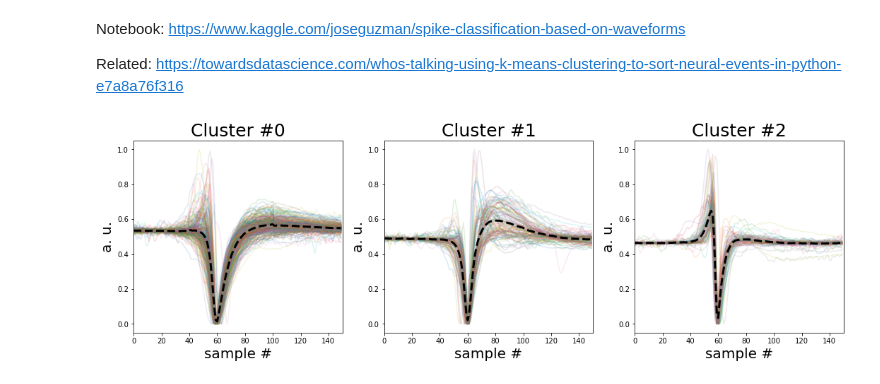
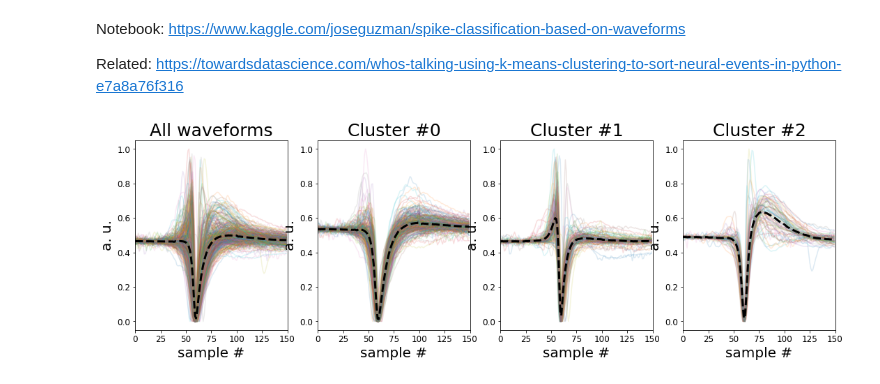
Before and after one commit to akcarsten/Non_Negative_Matrix_Factorization, a Jupyter notebook: Non_Negative_Matrix_Factorization.ipynb, the cells around one changed output. Drawn from its saved outputs; the diff is of its cells as text; code cells hidden in the pictures.

```diff
--- a/Non_Negative_Matrix_Factorization.ipynb
+++ b/Non_Negative_Matrix_Factorization.ipynb
@@ -21,7 +21,7 @@ def update_W(W, H, V):
     W = W*(numerator / denominator)
     return W
 # %%
-def do_nnmf(V, rank=10, iter=10):
+def do_nnmf(V, rank=10, iter=100):
 
     # Initialize
     n, m = V.shape
@@ -34,7 +34,7 @@ def do_nnmf(V, rank=10, iter=10):
         H = update_H(W, H, V)
         W = update_W(W, H, V)
 
-        loss.append(sum(sum((V - (W.dot(H)))**2)))
+        loss.append(sum((V - W.dot(H)).flatten()**2))
 
     return H, W, loss
 # %%
@@ -139,28 +154,41 @@ Notebook: https://www.kaggle.com/joseguzman/spike-classification-based-on-wavefo
 Related: https://towardsdatascience.com/whos-talking-using-k-means-clustering-to-sort-neural-events-in-python-e7a8a76f316
 # %%
 n_rank = 3
-H, W, _ = do_nnmf(data, rank=n_rank, iter=10000)
+H, W, loss = do_nnmf(data, rank=n_rank, iter=1000)
 # %%
 cluster_id = []
 for x in range(H.shape[1]):
     cluster_id.append(np.where(np.max(H[:, x]) == H[:, x])[0][0])
 
-fig, ax = plt.subplots(1, n_rank, figsize=[18, 5])
+fig, ax = plt.subplots(1, n_rank + 1, figsize=[18, 5])
+
+all_waveforms = data / np.max(data)
+mean_all_waveforms = np.mean(all_waveforms, axis=1)
+
+ax[0].plot(all_waveforms, alpha=0.15)
+ax[0].plot(mean_all_waveforms, color='black', linewidth=3, linestyle='dashed')
+ax[0].set_title('All waveforms', fontsize=25)
+ax[0].set_xlim(0, data.shape[0])
+ax[0].set_xlabel('sample #', fontsize=20)
+ax[0].set_ylabel('a. u.', fontsize=20)
+ax[0].tick_params(labelsize=12)
+
 
 for cluster in range(n_rank):
     cluster_index = np.where([x == cluster for x in cluster_id])
 
     waveforms = data.T[cluster_index].T
     waveforms = waveforms / np.max(waveforms)
     mean_waveform = np.mean(waveforms, axis=1)
 
-    ax[cluster].plot(waveforms,alpha=0.15)
-    ax[cluster].plot(mean_waveform, color='black', linewidth=3, linestyle='dashed')
-    ax[cluster].set_title('Cluster #{}'.format(cluster), fontsize=25)
-    ax[cluster].set_xlim(0, waveforms.shape[0])
-    ax[cluster].set_xlabel('sample #', fontsize=20)
-    ax[cluster].set_ylabel('a. u.', fontsize=20)
+    ax[cluster + 1].plot(waveforms, alpha=0.15)
+    ax[cluster + 1].plot(mean_waveform, color='black', linewidth=3, linestyle='dashed')
+    ax[cluster + 1].set_title('Cluster #{}'.format(cluster), fontsize=25)
+    ax[cluster + 1].set_xlim(0, waveforms.shape[0])
+    ax[cluster + 1].set_xlabel('sample #', fontsize=20)
+    ax[cluster + 1].set_ylabel('a. u.', fontsize=20)
+    ax[cluster + 1].tick_params(labelsize=12)
 
 plt.show()
 # %% [output]
-[figure, old version]
+[figure, new version]
```
Also changed, not shown: parts of 6 cells of this notebook.
